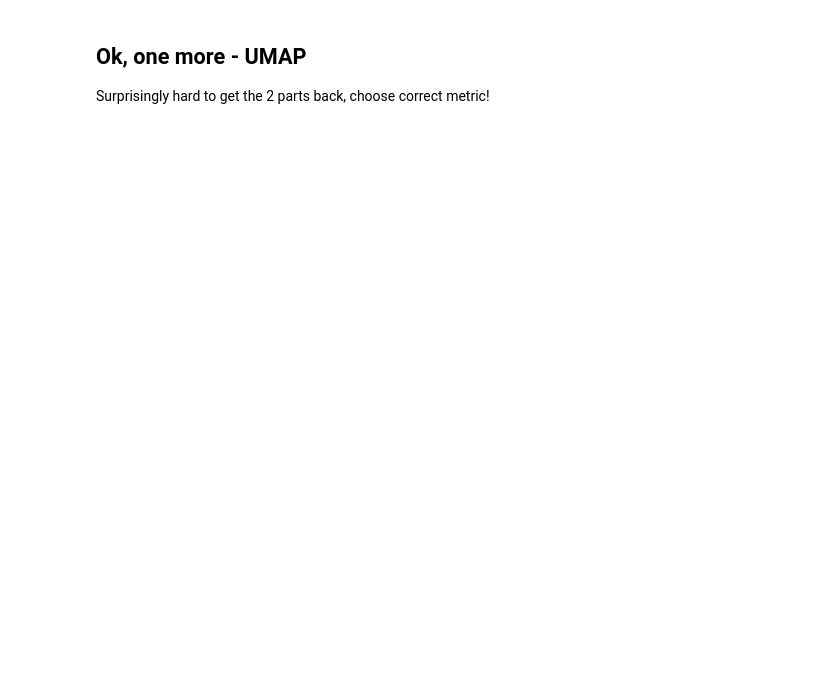
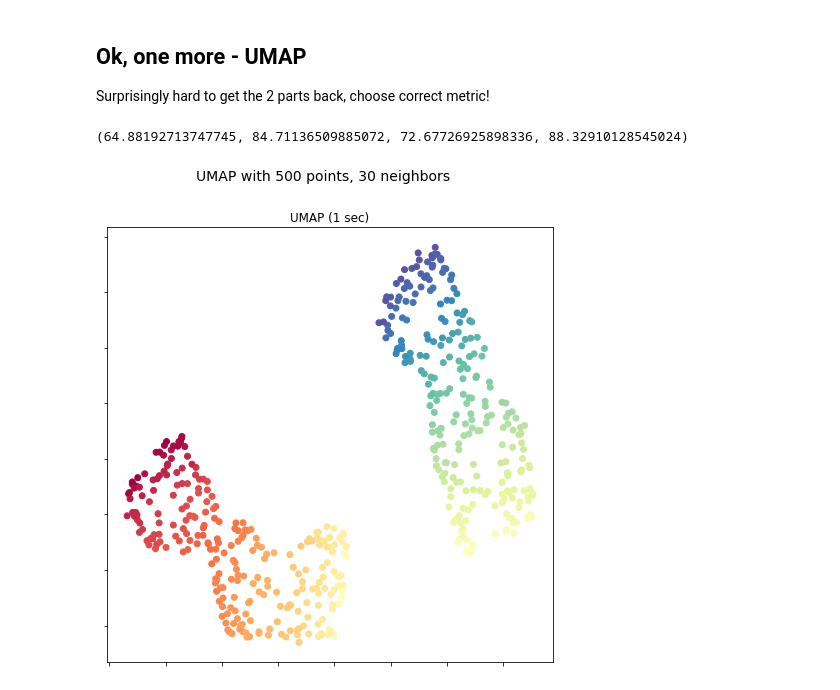
Before and after one commit to cc-skuehn/Manifold_Learning, a Jupyter notebook: Manifold_S_Dataset_Morphed.ipynb, the cells around one changed output. Drawn from its saved outputs; the diff is of its cells as text; code cells hidden in the pictures; blank space fills up the shorter version.

```diff
--- a/Manifold_S_Dataset_Morphed.ipynb
+++ b/Manifold_S_Dataset_Morphed.ipynb
@@ -265,20 +302,23 @@ Surprisingly hard to get the 2 parts back, choose correct metric!
 # %%
 import umap
 t0 = time()
 n_neighbors_umap=30
 Y= umap.UMAP(n_neighbors=n_neighbors_umap,
                       min_dist=0.5,
-                      metric='correlation').fit_transform(X)
-#                      metric='euclidean').fit_transform(X)
+#                      metric='correlation').fit_transform(X)
+                      metric='euclidean').fit_transform(X)
 t1 = time()
 
 fig = plt.figure(figsize=(8, 8))
 plt.suptitle("UMAP with %i points, %i neighbors"
              % (n_points, n_neighbors_umap), fontsize=14)
 
 ax = fig.add_subplot(111)
 plt.scatter(Y[:, 0], Y[:, 1], c=color, cmap=plt.cm.Spectral)
 plt.title("%s (%.2g sec)" % ('UMAP', t1 - t0))
 ax.xaxis.set_major_formatter(NullFormatter())
 ax.yaxis.set_major_formatter(NullFormatter())
 plt.axis('tight')
+# %% [output]
+(64.88192713747745, 84.71136509885072, 72.67726925898336, 88.32910128545024)
+[figure, added]
```
Also changed, not shown: parts of 5 cells of this notebook, 4 other files.
